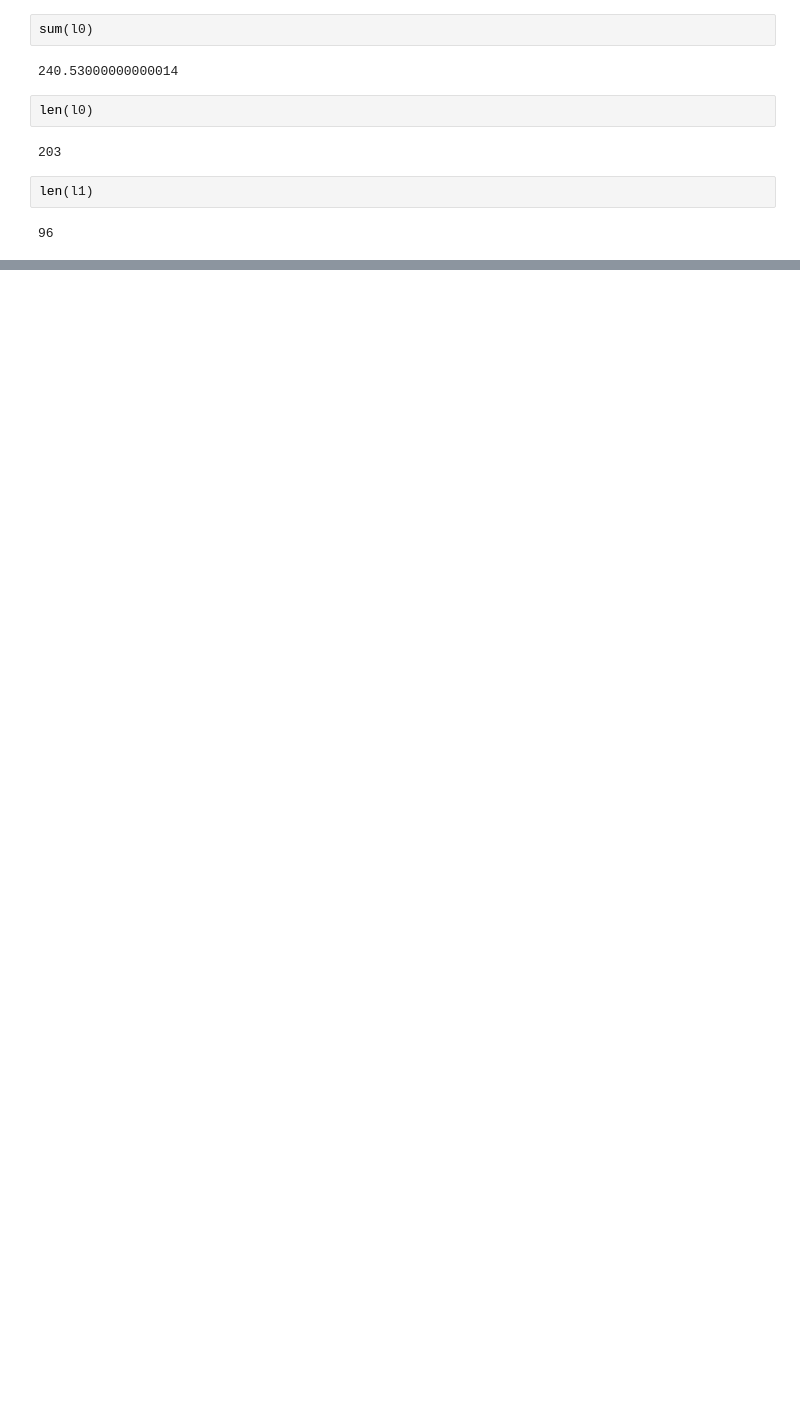
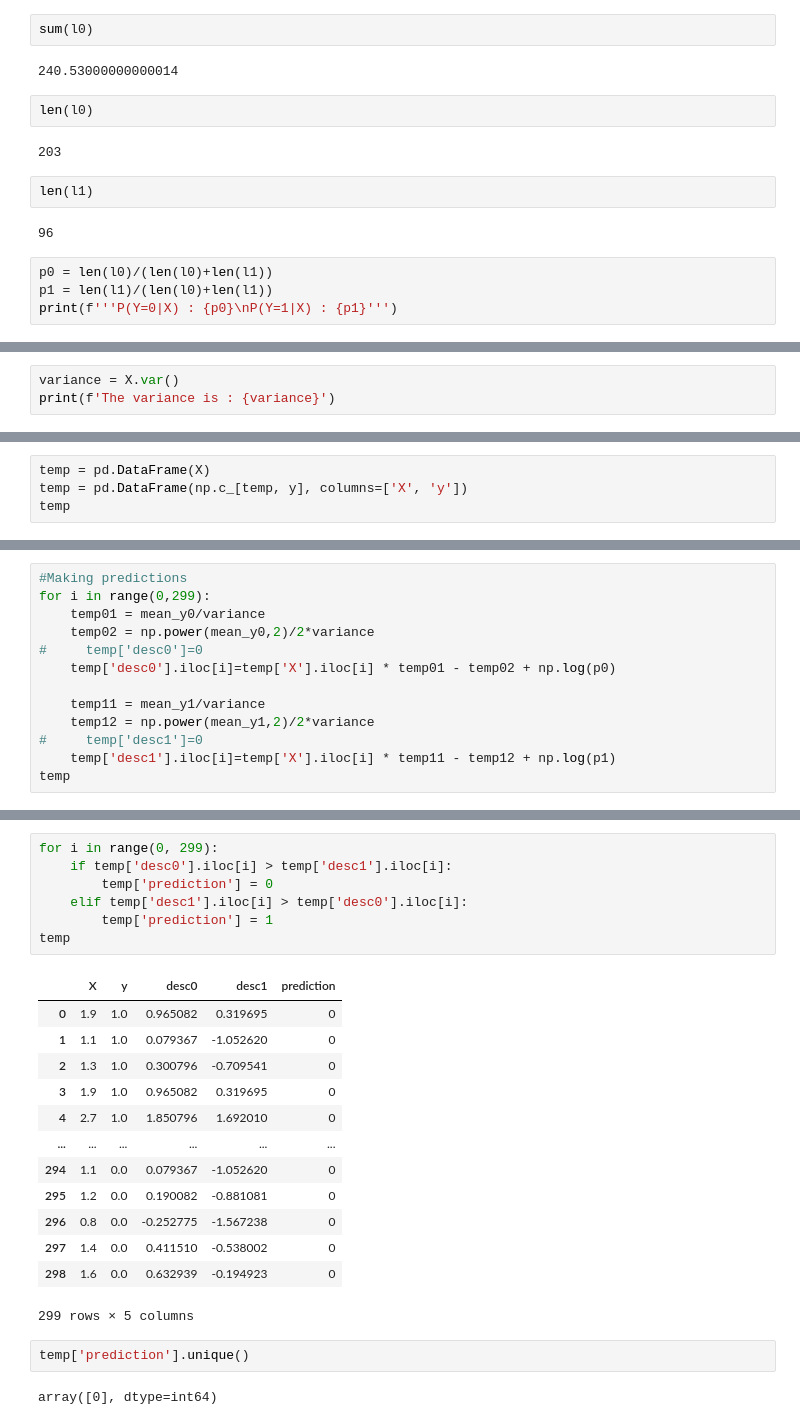
Before and after one commit to rithurajnambiar17/heart-failure-prediction, a Jupyter notebook: heart-failure-prediction.ipynb, the cells around one changed output, grey strips where cells are left out. Drawn from its saved outputs; the diff is of its cells as text; blank space fills up the shorter version.

```diff
--- a/heart-failure-prediction.ipynb
+++ b/heart-failure-prediction.ipynb
@@ -120,3 +117,7 @@ len(l0)
 len(l1)
 # %% [output]
 96
+# %%
+p0 = len(l0)/(len(l0)+len(l1))
+p1 = len(l1)/(len(l0)+len(l1))
+print(f'''P(Y=0|X) : {p0}\nP(Y=1|X) : {p1}''')
@@ -122,0 +127,3 @@ len(l1)
+# %%
+variance = X.var()
+print(f'The variance is : {variance}')
@@ -122,0 +132,4 @@ len(l1)
+# %%
+temp = pd.DataFrame(X)
+temp = pd.DataFrame(np.c_[temp, y], columns=['X', 'y'])
+temp
@@ -122,0 +150,13 @@ len(l1)
+# %%
+#Making predictions
+for i in range(0,299):
+    temp01 = mean_y0/variance
+    temp02 = np.power(mean_y0,2)/2*variance
+#     temp['desc0']=0
+    temp['desc0'].iloc[i]=temp['X'].iloc[i] * temp01 - temp02 + np.log(p0)
+
+    temp11 = mean_y1/variance
+    temp12 = np.power(mean_y1,2)/2*variance
+#     temp['desc1']=0
+    temp['desc1'].iloc[i]=temp['X'].iloc[i] * temp11 - temp12 + np.log(p1)
+temp
@@ -122,0 +177,25 @@ len(l1)
+# %%
+for i in range(0, 299):
+    if temp['desc0'].iloc[i] > temp['desc1'].iloc[i]:
+        temp['prediction'] = 0
+    elif temp['desc1'].iloc[i] > temp['desc0'].iloc[i]:
+        temp['prediction'] = 1
+temp
+# %% [output]
+|  | X | y | desc0 | desc1 | prediction |
+| 0 | 1.9 | 1.0 | 0.965082 | 0.319695 | 0 |
+| 1 | 1.1 | 1.0 | 0.079367 | -1.052620 | 0 |
+| 2 | 1.3 | 1.0 | 0.300796 | -0.709541 | 0 |
+| 3 | 1.9 | 1.0 | 0.965082 | 0.319695 | 0 |
+| 4 | 2.7 | 1.0 | 1.850796 | 1.692010 | 0 |
+| ... | ... | ... | ... | ... | ... |
+| 294 | 1.1 | 0.0 | 0.079367 | -1.052620 | 0 |
+| 295 | 1.2 | 0.0 | 0.190082 | -0.881081 | 0 |
+| 296 | 0.8 | 0.0 | -0.252775 | -1.567238 | 0 |
+| 297 | 1.4 | 0.0 | 0.411510 | -0.538002 | 0 |
+| 298 | 1.6 | 0.0 | 0.632939 | -0.194923 | 0 |
+299 rows × 5 columns
+# %%
+temp['prediction'].unique()
+# %% [output]
+array([0], dtype=int64)
```
Also changed, not shown: parts of 21 cells of this notebook.
